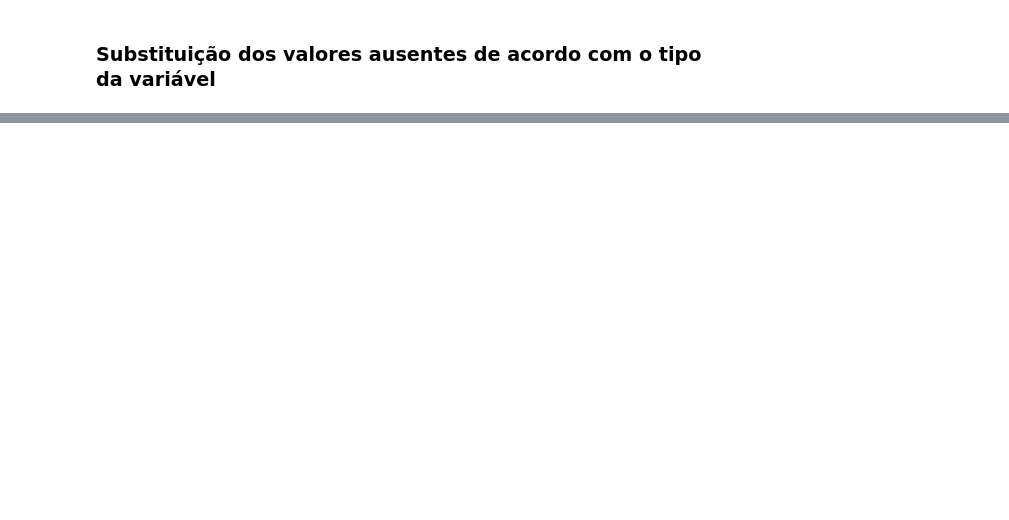
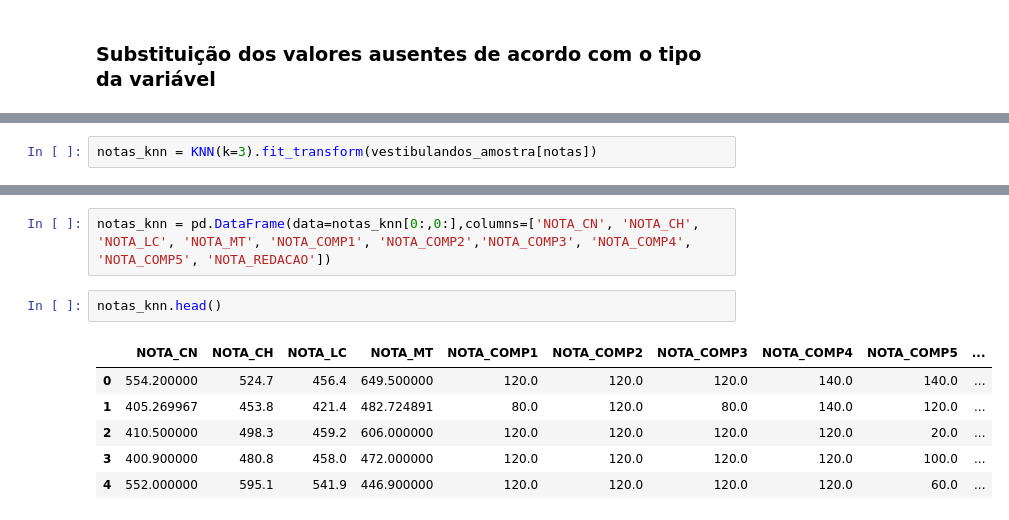
Before and after one commit to Victor-Amarante/Intro_DS, a Jupyter notebook: DataProcessing_2021.ipynb, the cells around one changed output, grey strips where cells are left out. Cells and saved outputs as stored; diff of their text form; blank space fills up the shorter version.

```diff
--- a/DataProcessing_2021.ipynb
+++ b/DataProcessing_2021.ipynb
@@ -296,0 +428,2 @@ vestibulandos_presentes_pe.to_csv('enem2021_processed.csv', sep=';', encoding='i
+# %%
+notas_knn = KNN(k=3).fit_transform(vestibulandos_amostra[notas])
@@ -296,0 +448,11 @@ vestibulandos_presentes_pe.to_csv('enem2021_processed.csv', sep=';', encoding='i
+# %%
+notas_knn = pd.DataFrame(data=notas_knn[0:,0:],columns=['NOTA_CN', 'NOTA_CH', 'NOTA_LC', 'NOTA_MT', 'NOTA_COMP1', 'NOTA_COMP2','NOTA_COMP3', 'NOTA_COMP4', 'NOTA_COMP5', 'NOTA_REDACAO'])
+# %%
+notas_knn.head()
+# %% [output]
+|  | NOTA_CN | NOTA_CH | NOTA_LC | NOTA_MT | NOTA_COMP1 | NOTA_COMP2 | NOTA_COMP3 | NOTA_COMP4 | NOTA_COMP5 | ... |
+| 0 | 554.200000 | 524.7 | 456.4 | 649.500000 | 120.0 | 120.0 | 120.0 | 140.0 | 140.0 | ... |
+| 1 | 405.269967 | 453.8 | 421.4 | 482.724891 | 80.0 | 120.0 | 80.0 | 140.0 | 120.0 | ... |
+| 2 | 410.500000 | 498.3 | 459.2 | 606.000000 | 120.0 | 120.0 | 120.0 | 120.0 | 20.0 | ... |
+| 3 | 400.900000 | 480.8 | 458.0 | 472.000000 | 120.0 | 120.0 | 120.0 | 120.0 | 100.0 | ... |
+| 4 | 552.000000 | 595.1 | 541.9 | 446.900000 | 120.0 | 120.0 | 120.0 | 120.0 | 60.0 | ... |
```
Also changed, not shown: parts of 32 cells of this notebook, 4 other files.
